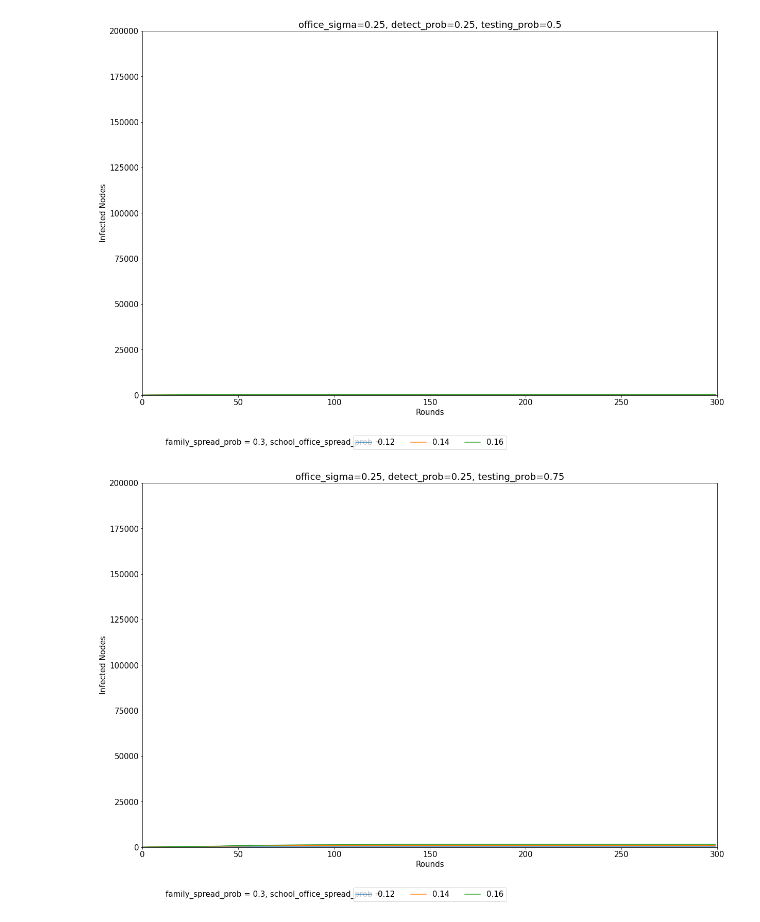
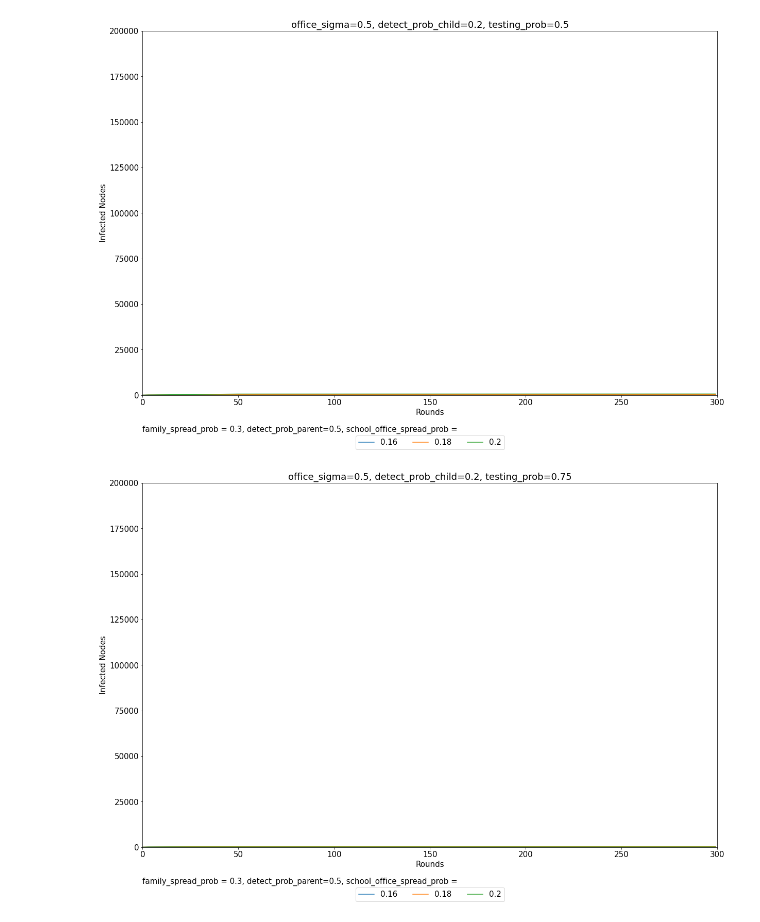
Before and after one commit to Flugstein/epsim, a Jupyter notebook: epsim_plot.ipynb, the cells around one changed output. Saved outputs shown, nothing was run; the diff lists cells and outputs as text; code cells hidden in the pictures.

Commit message:
add detect_prob_parent

```diff
--- a/epsim_plot.ipynb
+++ b/epsim_plot.ipynb
@@ -7,10 +7,10 @@ from epsim import Epsim
 # Testrun
 
 starttime = time.time()
-epsim_graph = EpsimGraph(k=100000, office_sigma=0.25, split_classes_perc=0.5)
+epsim_graph = EpsimGraph(k=100000, office_sigma=0.5, split_classes_perc=0.5)
 sim = Epsim()
 sim.init_from_dicts(epsim_graph.family_nbrs, epsim_graph.school_nbrs_standard, epsim_graph.school_nbrs_split, epsim_graph.office_nbrs)
-sim.run_sim(sim_iters=200, family_spread_prob=0.3, school_office_spread_prob=0.16, detect_prob=0.25,\
+sim.run_sim(sim_iters=200, family_spread_prob=0.3, school_office_spread_prob=0.2, detect_prob_child=0.2, detect_prob_parent=0.5, \
            testing_prob=0.5, print_progress=True, export_csv=False)
 print('runtime: {}s'.format(time.time() - starttime))
 # %% [output]
@@ -34,12 +34,13 @@ runtime: 21.578813076019287s
 # %%
-# Run with different parameters
+# Run with various parameters
 
 sim_iters = 300
 k = 100000
-office_sigmas = [0.25, 0.33]
+office_sigmas = [0.5]
 family_spread_prob = 0.3
-school_office_spread_probs = [0.12, 0.14, 0.16]
-detect_probs = [0.25, 0.33]
+school_office_spread_probs = [0.16, 0.18, 0.2]
+detect_prob_childs = [0.2]
+detect_prob_parent = 0.5
 testing_probs = [0.5, 0.75, 0.95]
 split_classes_perc = 0.5
 
@@ -50,12 +51,12 @@ for office_sigma in office_sigmas:
     epsim_graph = EpsimGraph(k, office_sigma, split_classes_perc)
     sim = Epsim()
     sim.init_from_dicts(epsim_graph.family_nbrs, epsim_graph.school_nbrs_standard, epsim_graph.school_nbrs_split, epsim_graph.office_nbrs)
-    for detect_prob in detect_probs:
+    for detect_prob_child in detect_prob_childs:
         for testing_prob in testing_probs:
             for school_office_spread_prob in school_office_spread_probs:
-                x_rounds, y_num_infected = sim.run_sim(sim_iters, family_spread_prob, school_office_spread_prob, detect_prob, testing_prob)
-1                # trick: use tuples as keys to avoid complicated multidimensional initialization
-                results[office_sigma, detect_prob, testing_prob, school_office_spread_prob] = (x_rounds, y_num_infected)
+                x_rounds, y_num_infected = sim.run_sim(sim_iters, family_spread_prob, school_office_spread_prob, detect_prob_child, detect_prob_parent, testing_prob)
+                # trick: use tuples as keys to avoid complicated multidimensional initialization
+                results[office_sigma, detect_prob_child, testing_prob, school_office_spread_prob] = (x_rounds, y_num_infected)
 
 print('runtime: {}s'.format(time.time() - starttime))
 # %% [output]
@@ -79,21 +80,21 @@ runtime: 802.7899026870728s
 # %%
 plt.rcParams.update({'font.size': 15})
 
 for office_sigma in office_sigmas:
-    for detect_prob in detect_probs:
+    for detect_prob_child in detect_prob_childs:
         for testing_prob in testing_probs:
             fig, axs = plt.subplots(figsize=(20,13))
             axs.set_ylim(top=200000)
             axs.set_xlim(0, 300)
             for school_office_spread_prob in school_office_spread_probs:
-                axs.plot(results[office_sigma, detect_prob, testing_prob, school_office_spread_prob][0],\
-                        results[office_sigma, detect_prob, testing_prob, school_office_spread_prob][1],\
+                axs.plot(results[office_sigma, detect_prob_child, testing_prob, school_office_spread_prob][0],\
+                        results[office_sigma, detect_prob_child, testing_prob, school_office_spread_prob][1],\
                         label=school_office_spread_prob)
-            axs.set_title('office_sigma={}, detect_prob={}, testing_prob={}'.format(office_sigma, detect_prob, testing_prob))
+            axs.set_title('office_sigma={}, detect_prob_child={}, testing_prob={}'.format(office_sigma, detect_prob_child, testing_prob))
             axs.set_xlabel('Rounds')
             axs.set_ylabel('Infected Nodes')
-            axs.text(0.04, -0.136, 'family_spread_prob = {}, school_office_spread_prob ='.format(family_spread_prob), transform=axs.transAxes)
+            axs.text(0.0, -0.1, 'family_spread_prob = {}, detect_prob_parent={}, school_office_spread_prob ='.format(family_spread_prob, detect_prob_parent), transform=axs.transAxes)
             axs.legend(loc='upper center', bbox_to_anchor=(0.5, -0.1), ncol=6)
 # %% [output]
-[figure, old version]
+[figure, new version]
-[figure, old version]
+[figure, new version]
```
Also changed, not shown: parts of 3 cells of this notebook, 1 other file.
